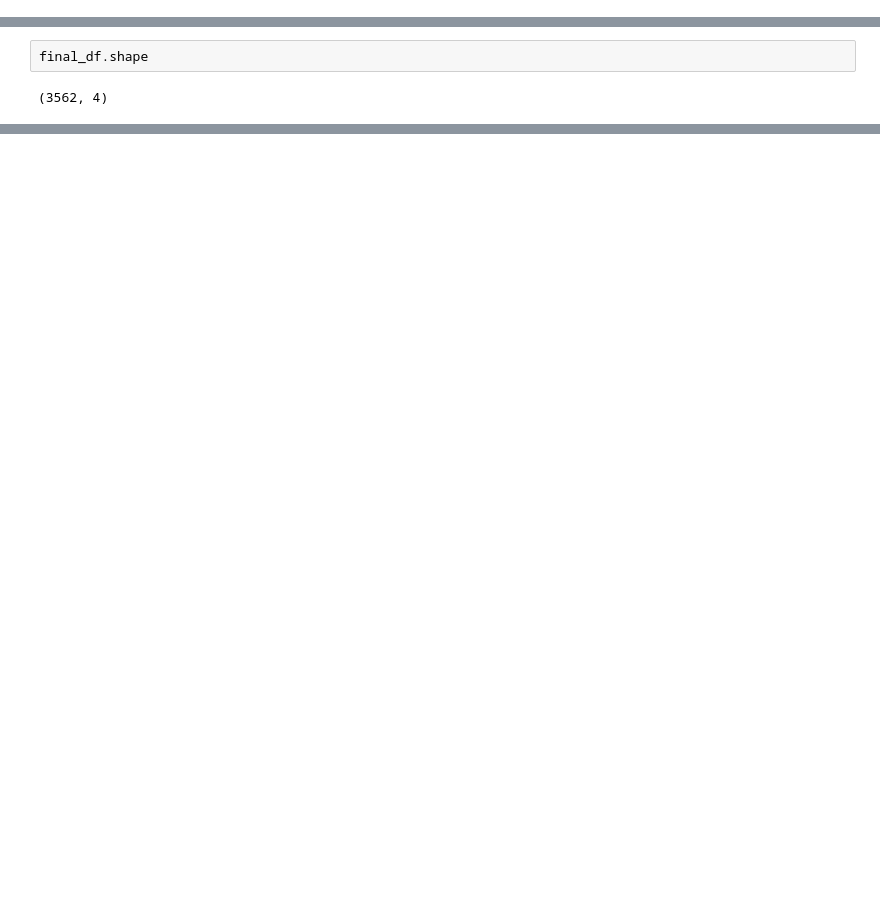
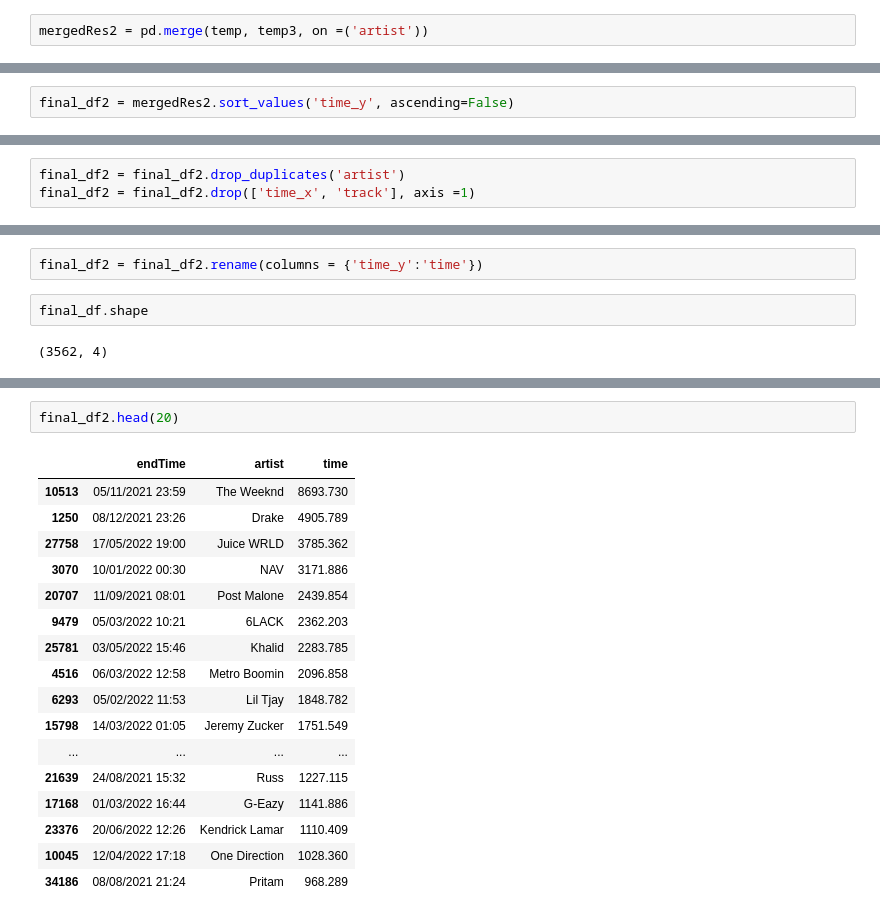
Before and after one commit to Sanskar-16/spotify, a Jupyter notebook: code/final.ipynb, the cells around one changed output, grey strips where cells are left out. Saved outputs shown, nothing was run; the diff lists cells and outputs as text; blank space fills up the shorter version.

```diff
--- a/code/final.ipynb
+++ b/code/final.ipynb
@@ -32,3 +44,5 @@ mergedRes = pd.merge(temp, temp2, on =('track', 'artist'))
+# %%
+mergedRes2 = pd.merge(temp, temp3, on =('artist'))
 # %%
 mergedRes.head()
 # %% [output]
@@ -41,10 +64,17 @@ mergedRes.head()
 # %%
 final_df = mergedRes.sort_values('time_y', ascending=False)
+# %%
+final_df2 = mergedRes2.sort_values('time_y', ascending=False)
 # %%
 final_df = final_df.drop_duplicates('track')
 final_df = final_df.drop(['time_x'], axis =1)
+# %%
+final_df2 = final_df2.drop_duplicates('artist')
+final_df2 = final_df2.drop(['time_x', 'track'], axis =1)
 # %%
 final_df = final_df.rename(columns = {'time_y':'time'})
+# %%
+final_df2 = final_df2.rename(columns = {'time_y':'time'})
 # %%
 final_df.shape
 # %% [output]
@@ -72,3 +106,23 @@ final_df.head(20)
+# %%
+final_df2.head(20)
+# %% [output]
+|  | endTime | artist | time |
+| 10513 | 05/11/2021 23:59 | The Weeknd | 8693.730 |
+| 1250 | 08/12/2021 23:26 | Drake | 4905.789 |
+| 27758 | 17/05/2022 19:00 | Juice WRLD | 3785.362 |
+| 3070 | 10/01/2022 00:30 | NAV | 3171.886 |
+| 20707 | 11/09/2021 08:01 | Post Malone | 2439.854 |
+| 9479 | 05/03/2022 10:21 | 6LACK | 2362.203 |
+| 25781 | 03/05/2022 15:46 | Khalid | 2283.785 |
+| 4516 | 06/03/2022 12:58 | Metro Boomin | 2096.858 |
+| 6293 | 05/02/2022 11:53 | Lil Tjay | 1848.782 |
+| 15798 | 14/03/2022 01:05 | Jeremy Zucker | 1751.549 |
+| ... | ... | ... | ... |
+| 21639 | 24/08/2021 15:32 | Russ | 1227.115 |
+| 17168 | 01/03/2022 16:44 | G-Eazy | 1141.886 |
+| 23376 | 20/06/2022 12:26 | Kendrick Lamar | 1110.409 |
+| 10045 | 12/04/2022 17:18 | One Direction | 1028.360 |
+| 34186 | 08/08/2021 21:24 | Pritam | 968.289 |
 # %%
 plt.figure(figsize=(12, 10))
 sns.barplot(data=final_df, x='time', y='track', palette= 'crest')
```
Also changed, not shown: parts of 10 cells of this notebook.
